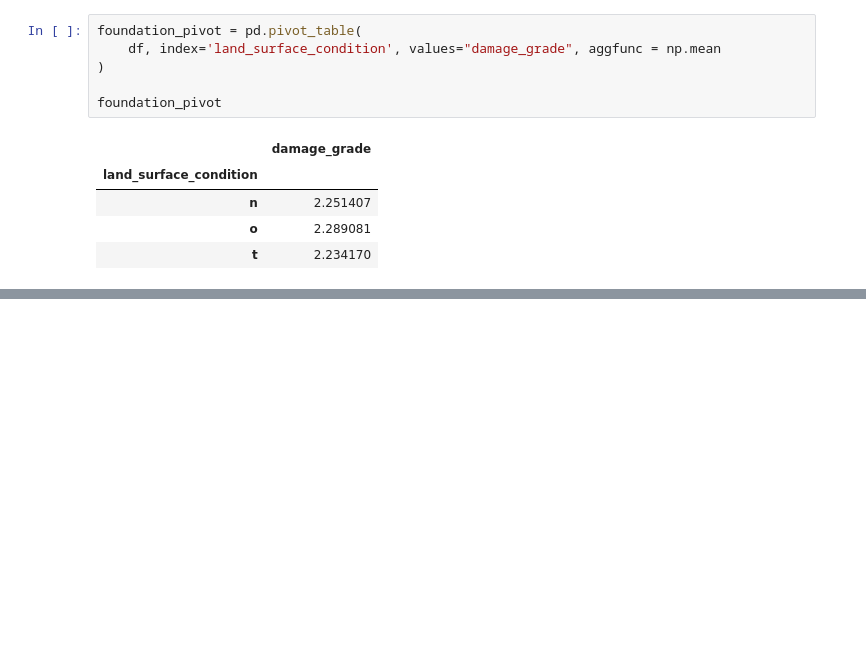
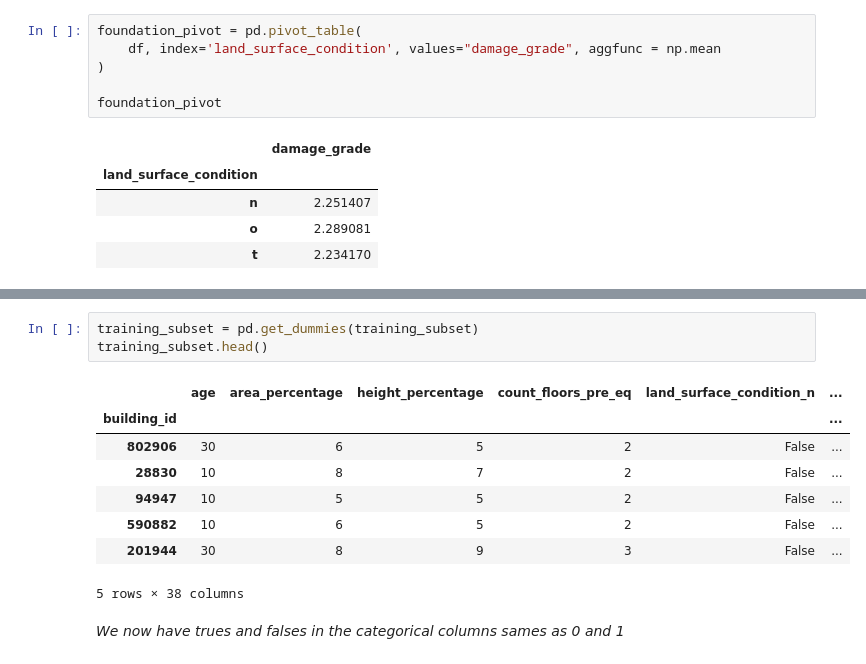
Before and after one commit to Hor-layinka/Hobs-Portfolio-projects, a Jupyter notebook: ClassificationModels/earth_quake_damage_pred.ipynb, the cells around one changed output, grey strips where cells are left out. Drawn from its saved outputs; the diff is of its cells as text; blank space fills up the shorter version.

```diff
--- a/ClassificationModels/earth_quake_damage_pred.ipynb
+++ b/ClassificationModels/earth_quake_damage_pred.ipynb
@@ -329,0 +345,14 @@ foundation_pivot
+# %%
+training_subset = pd.get_dummies(training_subset)
+training_subset.head()
+# %% [output]
+|  | age | area_percentage | height_percentage | count_floors_pre_eq | land_surface_condition_n | ... |
+| building_id |  |  |  |  |  | ... |
+| 802906 | 30 | 6 | 5 | 2 | False | ... |
+| 28830 | 10 | 8 | 7 | 2 | False | ... |
+| 94947 | 10 | 5 | 5 | 2 | False | ... |
+| 590882 | 10 | 6 | 5 | 2 | False | ... |
+| 201944 | 30 | 8 | 9 | 3 | False | ... |
+5 rows × 38 columns
+# %% [markdown]
+*We now have trues and falses in the categorical columns sames as 0 and 1*
```
Also changed, not shown: parts of 9 cells of this notebook.
